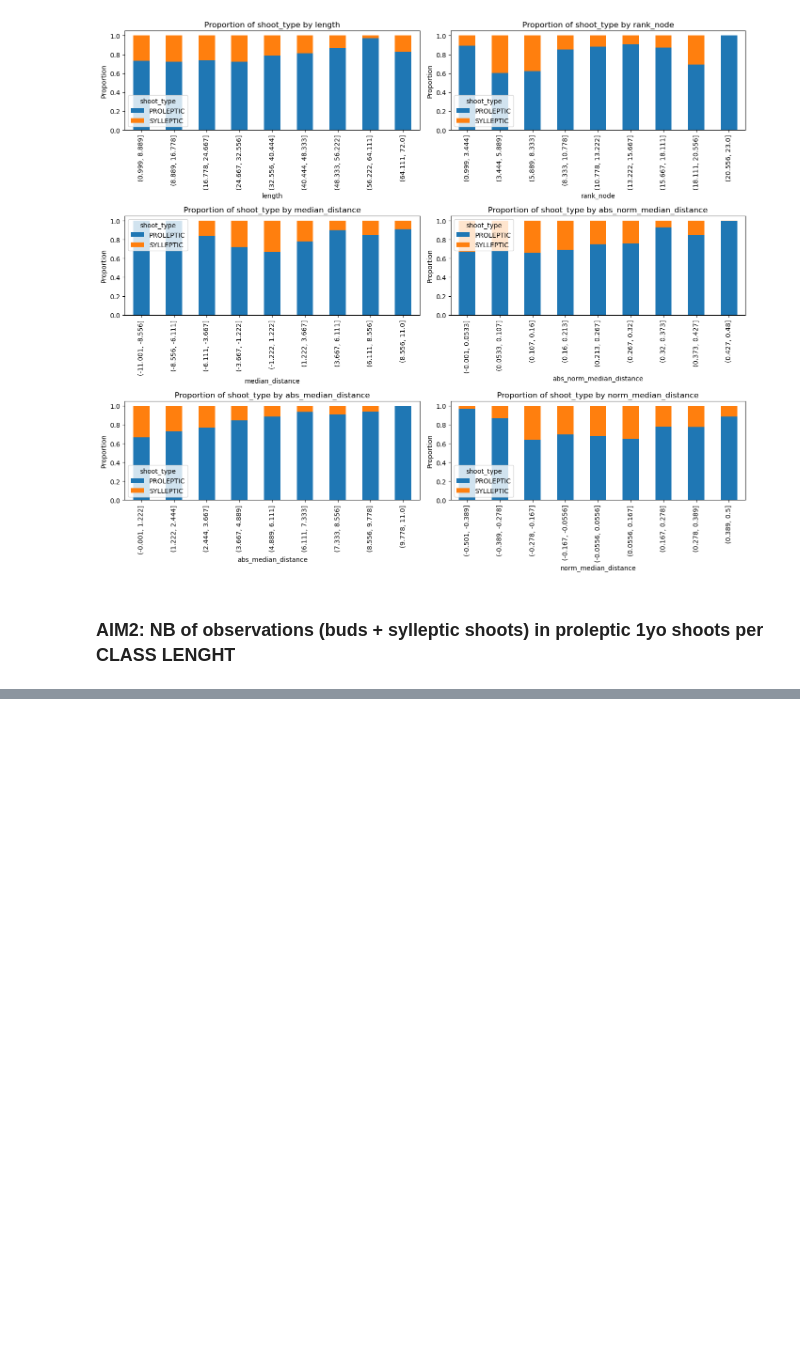
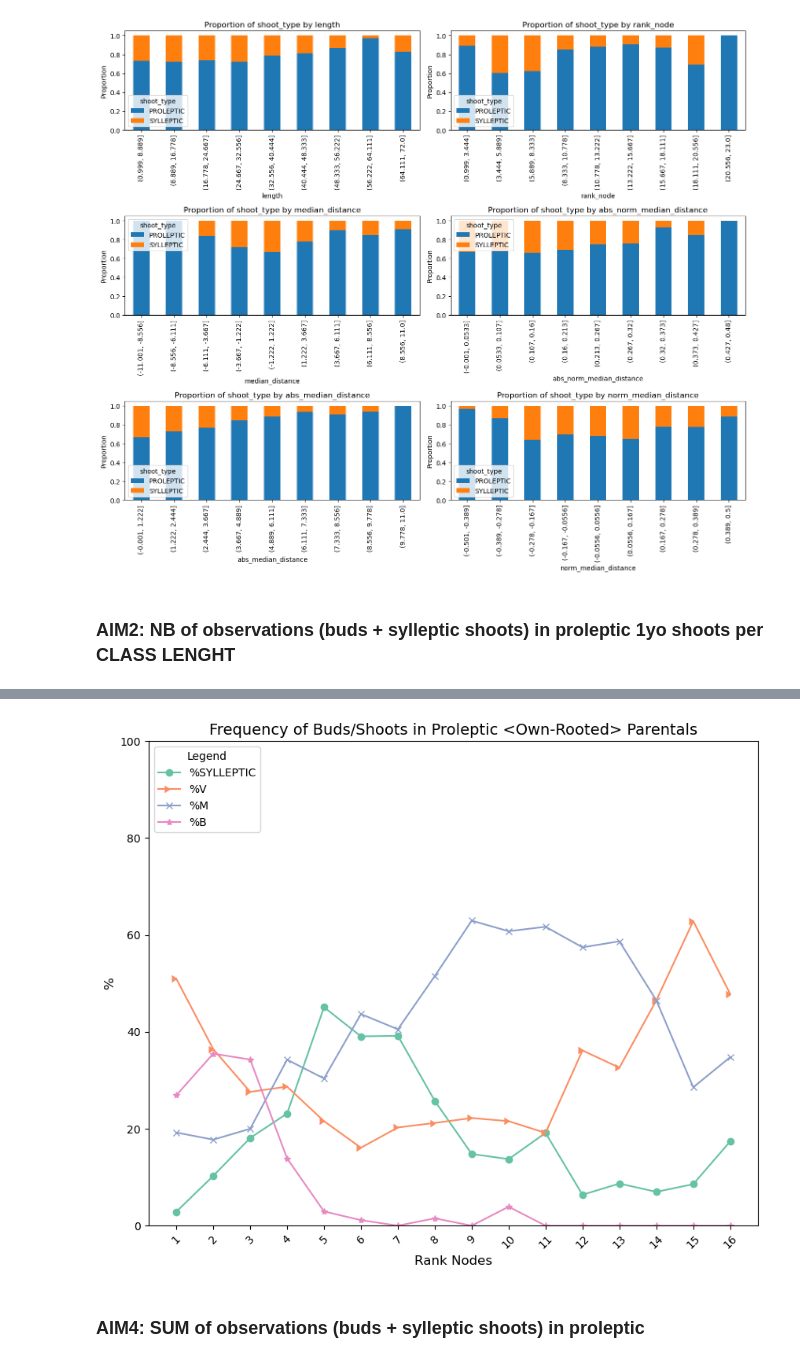
Before and after one commit to Corilana/L-HAZELNUT, a Jupyter notebook: Own_rooted_young/Scripts/Exploratory_analyses/Lateral_buds.ipynb, the cells around one changed output, grey strips where cells are left out. Cells and saved outputs as stored; diff of their text form; code cells hidden in the pictures; blank space fills up the shorter version.

```diff
--- a/Own_rooted_young/Scripts/Exploratory_analyses/Lateral_buds.ipynb
+++ b/Own_rooted_young/Scripts/Exploratory_analyses/Lateral_buds.ipynb
@@ -269,0 +435,3 @@ print(class_summary)
+# %%
+class_rank = process_rank_data(met_proleptic)
+class_rank.head()
@@ -269,0 +457,3 @@ print(class_summary)
+# %%
+class_rank = calculate_relative_frequencies(class_rank)
+class_rank.head()
@@ -269,0 +467,41 @@ print(class_summary)
+# %%
+def plot_rank_data(class_rank, start_row=0, end_row=16):
+    # Work with a copy to avoid SettingWithCopyWarning when modifying the DataFrame
+    class_rank = class_rank.copy()
+    colors = plt.get_cmap('Set2')
+
+    # Convert 'rank_node' to categorical for consistent plotting
+    class_rank['rank_node'] = pd.Categorical(class_rank['rank_node'])
+
+    plt.figure(figsize=(10, 8))  # Set the figure size
+
+    # Define markers and colors for the plot
+    markers = ['o', 5, 'x', '*']  # Define markers for each plot
+    labels = ['%SYLLEPTIC', '%V', '%M', '%B']
+
+    for i, label in enumerate(labels):
+        if label in class_rank.columns:
+            # Ensure the data slices are handled as arrays for plotting
+            max_index = min(end_row, len(class_rank))
+            y_data = class_rank[label][start_row:max_index].to_numpy()
+            x_data = np.arange(start_row, max_index)  # Ensure x_data aligns with y_data length
+
+            # Plot the data
+            plt.plot(x_data, y_data, marker=markers[i], linestyle='-', label=label, markersize=6, color = colors(i))
+
+    # Set x-ticks and labels correctly
+    if 'rank_node' in class_rank:
+        plt.xticks(np.arange(start_row, end_row), class_rank['rank_node'][start_row:end_row], rotation=45)
+    plt.title("Frequency of Buds/Shoots in Proleptic <Own-Rooted> Parentals", fontsize=14)
+    plt.xlabel("Rank Nodes", fontsize=12)
+    plt.ylabel("%", fontsize=12)
+    plt.ylim(0, 100)  # Set y-axis limits
+    plt.legend(title="Legend", loc="upper left")
+    plt.grid(False)
+    plt.show()
+# %%
+plot_rank_data(class_rank, 0, 16)
+# %% [output]
+[figure, added]
+# %% [markdown]
+### AIM4: SUM of observations (buds + sylleptic shoots) in proleptic
```
Also changed, not shown: parts of 40 cells of this notebook, 4 other files.
